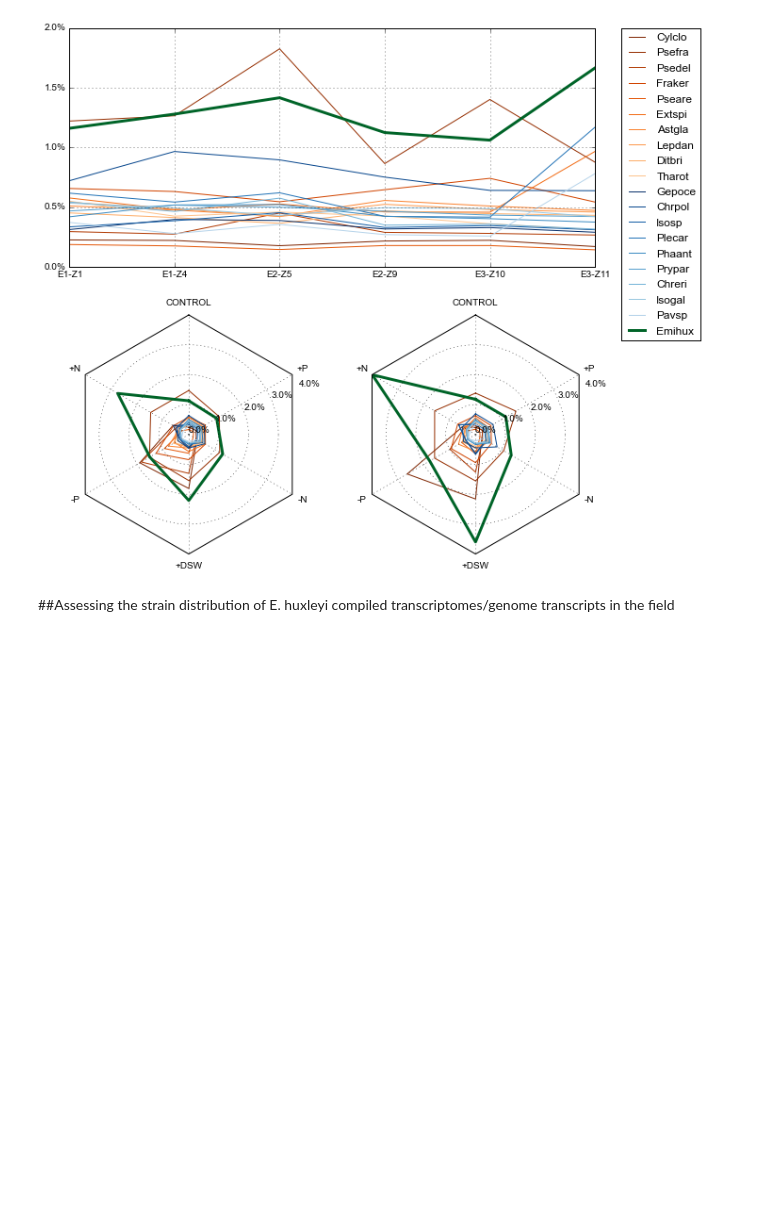
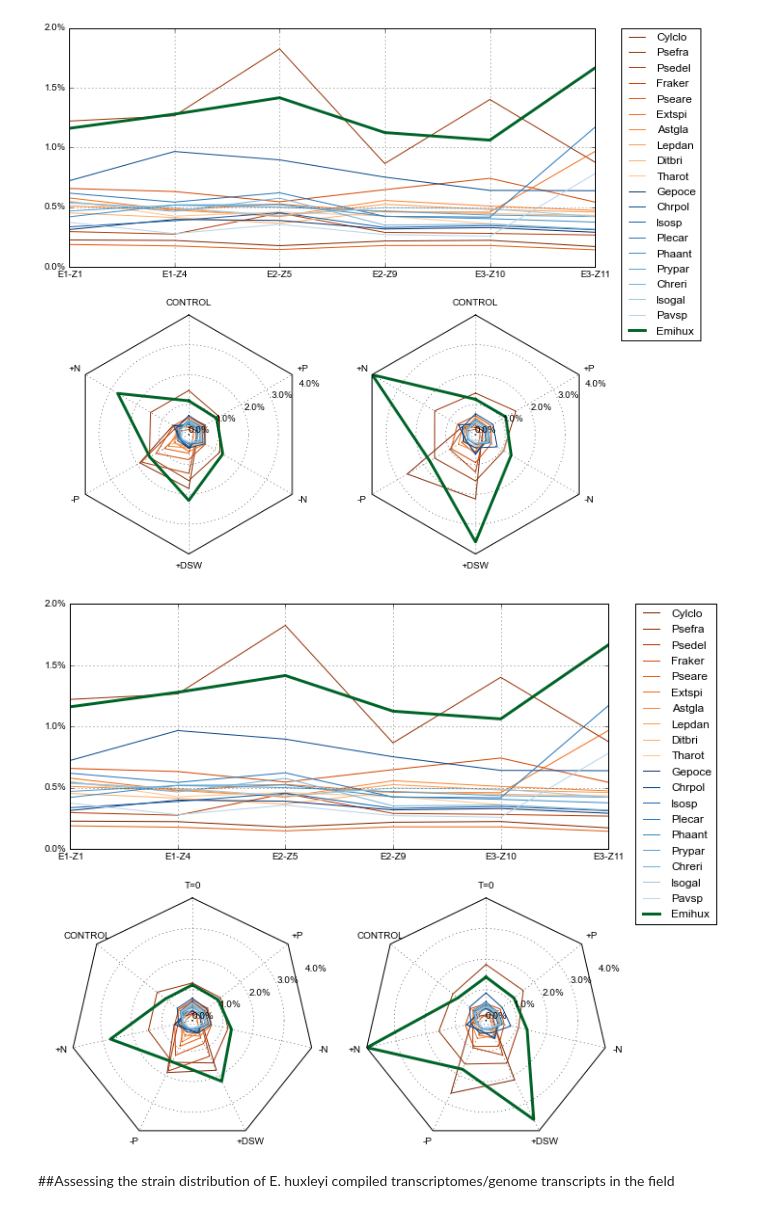
Before and after one commit to halexand/Ehux_HD, a Jupyter notebook: Figures For Paper.ipynb, the cells around one changed output. Cells and saved outputs as stored; diff of their text form; code cells hidden in the pictures; blank space fills up the shorter version.

Commit message:
updated figures for paper

```diff
--- a/Figures For Paper.ipynb
+++ b/Figures For Paper.ipynb
@@ -399,6 +397,95 @@ ax3.yaxis.set_major_formatter(formatter)
 fig.savefig('GroupProfile.pdf')
 # %% [output]
 [figure]
+# %%
+
+import matplotlib.ticker as mtick
+DiaColor=pal.colorbrewer.sequential.Oranges_9_r.mpl_colormap(np.linspace(0,.7,10))
+HapColor=pal.colorbrewer.sequential.Blues_9_r.mpl_colormap(np.linspace(0,.7,9))
+EmiColor=pal.colorbrewer.sequential.Greens_9_r.mpl_colormap(0.1)
+#Only plot the taxa that are >5 in any of the treatments
+Dia_10=Dia_rank[Dia_rank[Dia_rank<=5].any(axis=1)].sort('E1-X').index
+Hap_10=Hap_rank[Hap_rank[Hap_rank<=5].any(axis=1)].sort('E1-X').index
+Hap_10=Hap_10[1:]
+E1=[u'E1-Z1',u'E1-Q', u'E1-R', u'E1-V', u'E1-X', u'E1-T', u'E1-S']
+E2=[u'E2-Z5',u'E2-Q', u'E2-R', u'E2-V', u'E2-X', u'E2-T', u'E2-S']
+Dia_pd.sum()
+
+l=1
+el=3
+
+fig = plt.figure(figsize=(10, 10))
+
+#Plot insitu data
+
+ax3 = plt.subplot2grid((2,2), (0,0), colspan=2)
+
+
+Dia_pd.loc[Dia_10,insitu].T.plot(ax=ax3, colors=DiaColor, lw=l)
+Hap_pd.loc[Hap_10,insitu].T.plot(ax=ax3, colors=HapColor, lw=l)
+Hap_pd.loc['Emihux',insitu].T.plot(ax=ax3, colors=EmiColor, lw=el)
+
+ax3.legend(bbox_to_anchor=(1.05, 1), loc=2, borderaxespad=0.)
+#create radar figure for E1
+ax = fig.add_subplot(2,2, 3, projection='radar')
+N = 7
+theta = radar_factory(N, frame='polygon')
+data=Dia_pd.loc[Dia_10,E1]
+spoke_labels = data.columns
+for d,c in zip(data.index, DiaColor):
+    ax.plot(theta, data.loc[d], color=c,lw=l)
+
+data=Hap_pd.loc[Hap_10,E1]
+for d,c in zip(data.index,HapColor):
+    ax.plot(theta, data.loc[d], color=c,lw=l)
+ax.plot(theta, Hap_pd.loc['Emihux',E1], color=EmiColor, lw=el)
+ax.set_varlabels(spoke_labels)
+
+
+#create radar figure for E2
+
+ax2 = fig.add_subplot(2,2, 4, projection='radar')
+
+N = 7
+theta = radar_factory(N, frame='polygon')
+data=Dia_pd.loc[Dia_10,E2]
+spoke_labels = data.columns
+for d,c in zip(data.index,DiaColor):
+    ax2.plot(theta, data.loc[d], color=c, lw=l)
+data=Hap_pd.loc[Hap_10,E2]
+spoke_labels = data.columns
+for d,c in zip(data.index,HapColor):
+    ax2.plot(theta, data.loc[d], color=c, lw=l)
+ax2.plot(theta, Hap_pd.loc['Emihux',E2], color=EmiColor, lw=3)
+# ax2.fill(theta, Hap_pd.loc['Emihux',E2], color=EmiColor, alpha=.2)
+
+
+spoke_labels=['T=0',u'CONTROL', u'+N', u'-P', u'+DSW', u'-N', u'+P']
+ax.set_varlabels(spoke_labels)
+ax2.set_varlabels(spoke_labels)
+
+
+ax.set_ylim([0,.04])
+ax2.set_ylim([0,.04])
+
+ax.set_yticks(np.arange(0,.045,.01))
+ax2.set_yticks(np.arange(0,.045,.01))
+ax.set_yticks(np.arange(0,.045,.01))
+ax2.set_yticks(np.arange(0,.045,.01))
+
+
+# Create the formatter using the function to_percent. This multiplies all the
+# default labels by 100, making them all percentages
+formatter = mtick.FuncFormatter(to_percent)
+
+# Set the formatter
+ax.yaxis.set_major_formatter(formatter)
+ax2.yaxis.set_major_formatter(formatter)
+ax3.yaxis.set_major_formatter(formatter)
+
+fig.savefig('GroupProfile.pdf')
+# %% [output]
+[figure, added]
 # %% [markdown]
 ##Assessing the strain distribution of E. huxleyi compiled transcriptomes/genome transcripts in the field
 # %%
```
Also changed, not shown: parts of 27 cells of this notebook.
